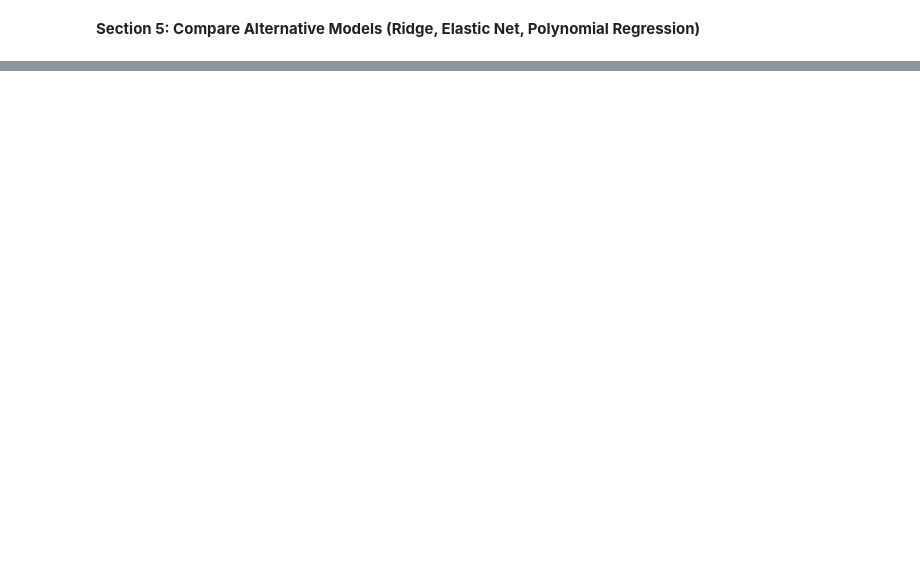
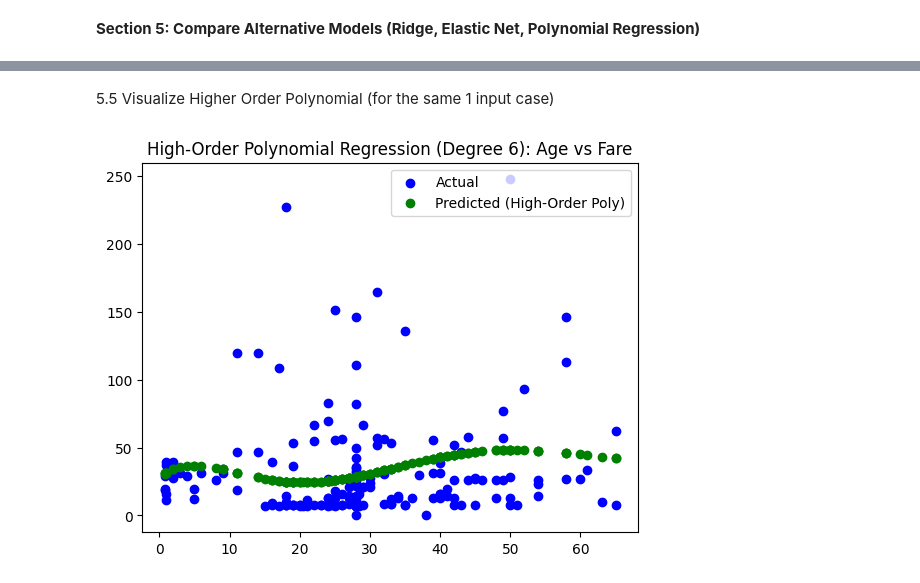
Before and after one commit to ssowers2/applied-ml-sowers, a Jupyter notebook: notebooks/project04/ml04_sowers.ipynb, the cells around one changed output, grey strips where cells are left out. Drawn from its saved outputs; the diff is of its cells as text; code cells hidden in the pictures; blank space fills up the shorter version.

Commit message:
Added model comparisons, polynomial regression plots, and reflection notes.

```diff
--- a/notebooks/project04/ml04_sowers.ipynb
+++ b/notebooks/project04/ml04_sowers.ipynb
@@ -316,0 +316,4 @@ Possibly. Because the model is capturing real structure (pclass → fare), more
+# %%
+ridge_model = Ridge(alpha=1.0)
+ridge_model.fit(X1_train, y1_train)
+y_pred_ridge = ridge_model.predict(X1_test)
@@ -316,0 +322,4 @@ Possibly. Because the model is capturing real structure (pclass → fare), more
+# %%
+elastic_model = ElasticNet(alpha=0.3, l1_ratio=0.5)
+elastic_model.fit(X1_train, y1_train)
+y_pred_elastic = elastic_model.predict(X1_test)
@@ -316,0 +328,10 @@ Possibly. Because the model is capturing real structure (pclass → fare), more
+# %%
+# Set up the poly inputs
+poly = PolynomialFeatures(degree=3)
+X_train_poly = poly.fit_transform(X1_train)
+X_test_poly = poly.transform(X1_test)
+# %%
+# Use the poly inputs in the LR model
+poly_model = LinearRegression()
+poly_model.fit(X_train_poly, y1_train)
+y_pred_poly = poly_model.predict(X_test_poly)
@@ -316,0 +405,23 @@ Possibly. Because the model is capturing real structure (pclass → fare), more
+# %% [markdown]
+5.5 Visualize Higher Order Polynomial (for the same 1 input case)
+# %%
+# Higher-order polynomial degree 6
+poly_high = PolynomialFeatures(degree=6)
+X_train_poly_high = poly_high.fit_transform(X1_train)
+X_test_poly_high = poly_high.transform(X1_test)
+
+# Fit linear regression to polynomial features
+poly_high_model = LinearRegression()
+poly_high_model.fit(X_train_poly_high, y1_train)
+
+# Predictions
+y_pred_poly_high = poly_high_model.predict(X_test_poly_high)
+
+# Visualization
+plt.scatter(X1_test, y1_test, color='blue', label='Actual')
+plt.scatter(X1_test, y_pred_poly_high, color='green', label='Predicted (High-Order Poly)')
+plt.legend()
+plt.title("High-Order Polynomial Regression (Degree 6): Age vs Fare")
+plt.show()
+# %% [output]
+[figure, added]
```
Also changed, not shown: parts of 19 cells of this notebook, 1 other file.
